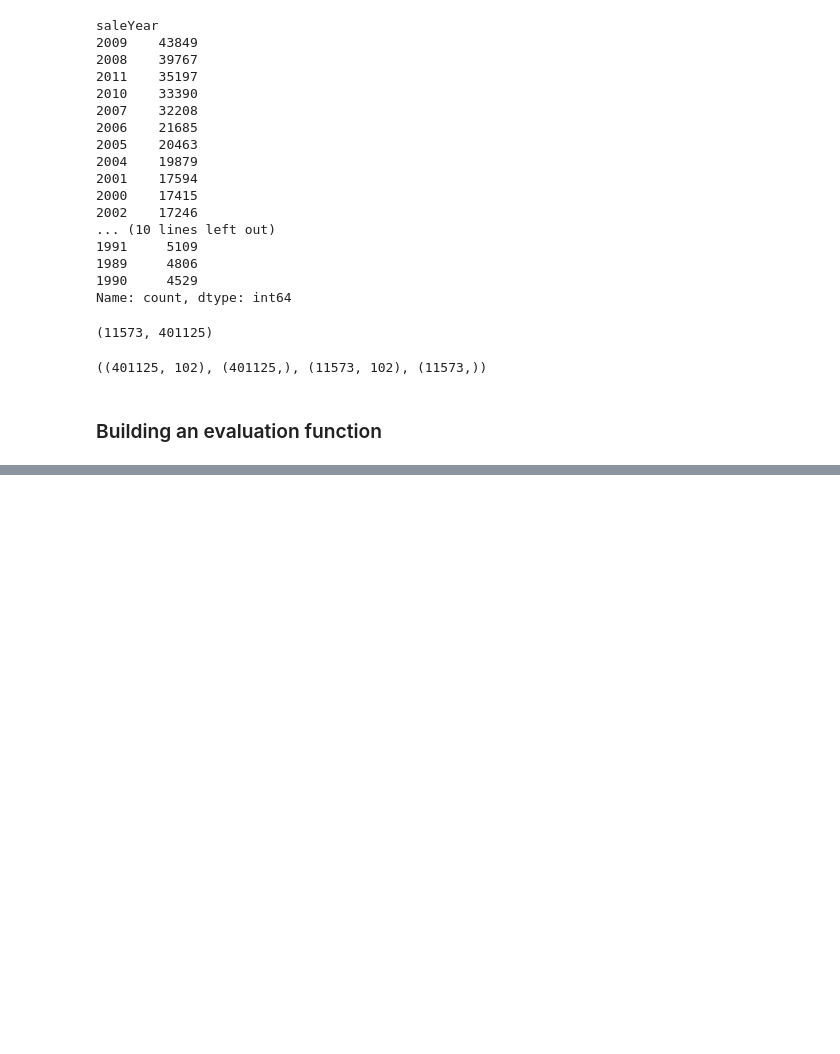
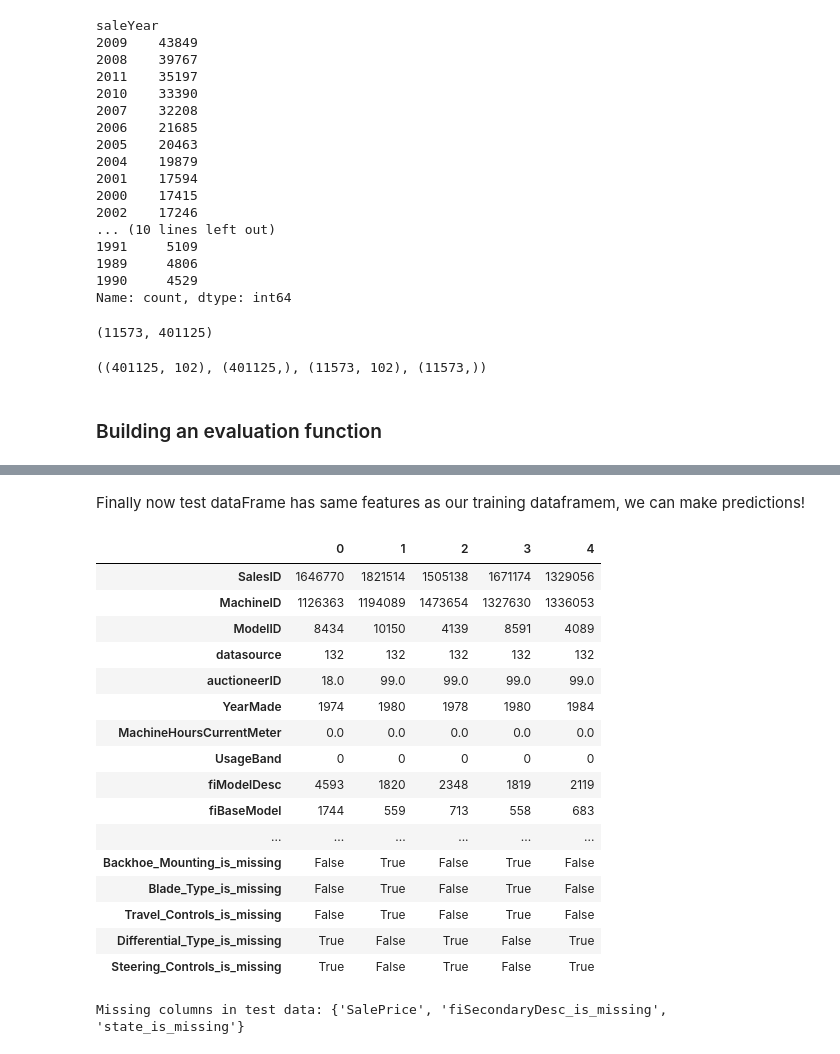
Before and after one commit to PerkyNeptune7/Bulldozer-Price-Prediction, a Jupyter notebook: end-to-end-bulldozer-price-regression.ipynb, the cells around one changed output, grey strips where cells are left out. Saved outputs shown, nothing was run; the diff lists cells and outputs as text; code cells hidden in the pictures; blank space fills up the shorter version.

```diff
--- a/end-to-end-bulldozer-price-regression.ipynb
+++ b/end-to-end-bulldozer-price-regression.ipynb
@@ -620,0 +895,25 @@ def show_scores(model):
+# %% [markdown]
+Finally now test dataFrame has same features as our training dataframem, we can make predictions!
+# %%
+pd.options.display.max_columns = None
+pd.options.display.max_rows = None
+# %%
+X_train.head().T
+# %% [output]
+|  | 0 | 1 | 2 | 3 | 4 |
+| SalesID | 1646770 | 1821514 | 1505138 | 1671174 | 1329056 |
+| MachineID | 1126363 | 1194089 | 1473654 | 1327630 | 1336053 |
+| ModelID | 8434 | 10150 | 4139 | 8591 | 4089 |
+| datasource | 132 | 132 | 132 | 132 | 132 |
+| auctioneerID | 18.0 | 99.0 | 99.0 | 99.0 | 99.0 |
+| YearMade | 1974 | 1980 | 1978 | 1980 | 1984 |
+| MachineHoursCurrentMeter | 0.0 | 0.0 | 0.0 | 0.0 | 0.0 |
+| UsageBand | 0 | 0 | 0 | 0 | 0 |
+| fiModelDesc | 4593 | 1820 | 2348 | 1819 | 2119 |
+| fiBaseModel | 1744 | 559 | 713 | 558 | 683 |
+| ... | ... | ... | ... | ... | ... |
+| Backhoe_Mounting_is_missing | False | True | False | True | False |
+| Blade_Type_is_missing | False | True | False | True | False |
+| Travel_Controls_is_missing | False | True | False | True | False |
+| Differential_Type_is_missing | True | False | True | False | True |
+| Steering_Controls_is_missing | True | False | True | False | True |
@@ -620,0 +955,5 @@ def show_scores(model):
+# %%
+missing_cols = set(df_train.columns) - set(df_test.columns)
+print("Missing columns in test data:", missing_cols)
+# %% [output]
+Missing columns in test data: {'SalePrice', 'fiSecondaryDesc_is_missing', 'state_is_missing'}
```
Also changed, not shown: parts of 42 cells of this notebook.
